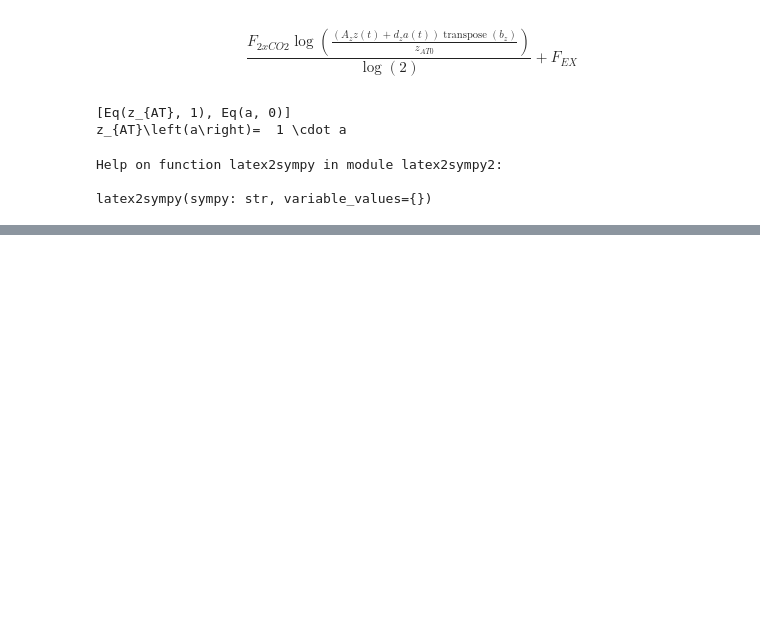
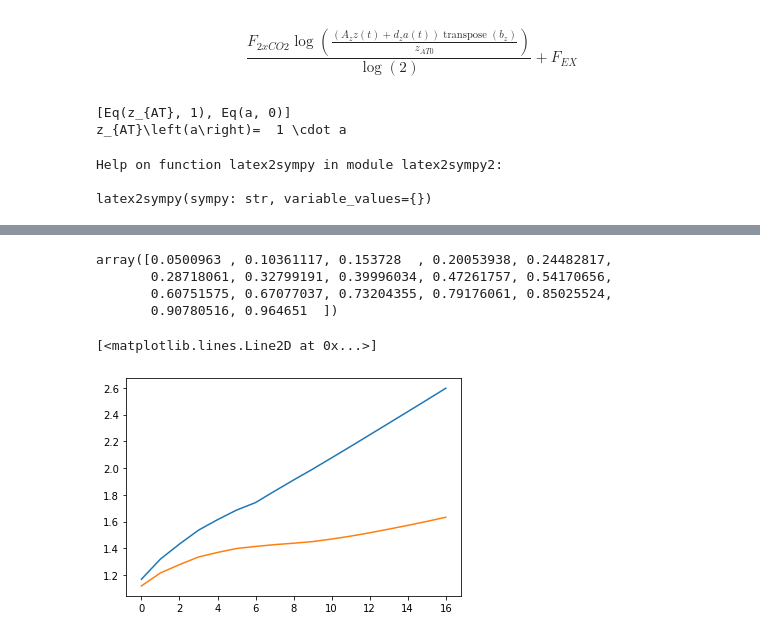
Before and after one commit to AnthonyCouthures/CO2-Game, a Jupyter notebook: brouillion.ipynb, the cells around one changed output, grey strips where cells are left out. Drawn from its saved outputs; the diff is of its cells as text; code cells hidden in the pictures; blank space fills up the shorter version.

```diff
--- a/brouillion.ipynb
+++ b/brouillion.ipynb
@@ -1355,0 +1465,14 @@ latex2sympy(sympy: str, variable_values={})
+# %%
+from models.game import *
+from models.geophysic_models import *
+
+list_players = create_players(list_benefit_functions=BENEFITS_CONVEX, damage_function=damage_polynome([0,0,1]))
+
+scm = Simple_Climate_Model(Carbon_JOOS(), Temp_Discret_Geoffroy())
+
+game = Game(list_players, scm)
+print(T)
+
+
+game.planning_BRD(x0 = np.ones((N,T)))
+game.planning_gradient_descent(x0 = np.ones((N,T))*2)
@@ -1355,0 +1496,14 @@ latex2sympy(sympy: str, variable_values={})
+# %%
+game.ne_temp_planning_brd - game.ne_temp_planning_gd
+# %% [output]
+array([0.0500963 , 0.10361117, 0.153728  , 0.20053938, 0.24482817,
+       0.28718061, 0.32799191, 0.39996034, 0.47261757, 0.54170656,
+       0.60751575, 0.67077037, 0.73204355, 0.79176061, 0.85025524,
+       0.90780516, 0.964651  ])
+# %%
+import matplotlib.pyplot as plt
+plt.plot(game.ne_temp_planning_brd)
+plt.plot(game.ne_temp_planning_gd)
+# %% [output]
+[<matplotlib.lines.Line2D at 0x...>]
+[figure, added]
```
Also changed, not shown: parts of 21 cells of this notebook, 37 other files.
